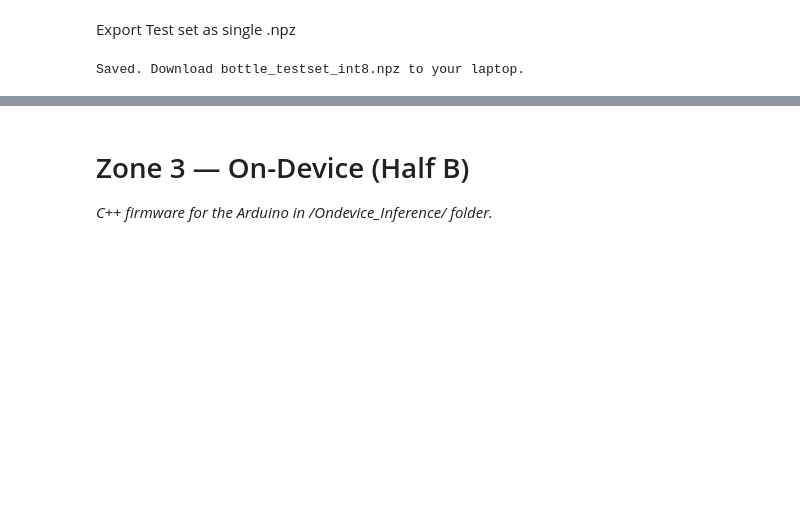
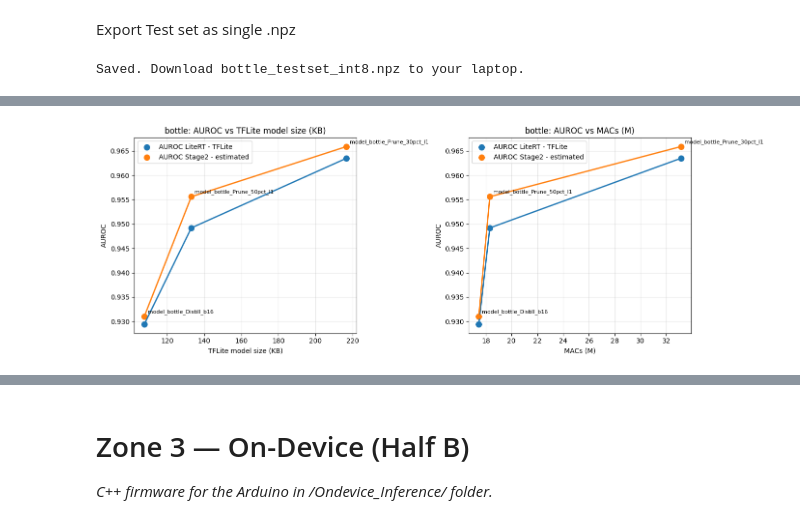
Before and after one commit to ilkabret/LowPowerES, a Jupyter notebook: Final_Project/Stage3_Deployment.ipynb, the cells around one changed output, grey strips where cells are left out. Saved outputs shown, nothing was run; the diff lists cells and outputs as text; code cells hidden in the pictures; blank space fills up the shorter version.

Commit message:
Added Pareto plots to Stage3 Notebook

```diff
--- a/Final_Project/Stage3_Deployment.ipynb
+++ b/Final_Project/Stage3_Deployment.ipynb
@@ -582,0 +592,97 @@ Saved hazelnut test set.
+# %%
+from pathlib import Path
+
+import matplotlib.pyplot as plt
+import pandas as pd
+
+
+def pareto_front(points):
+    pts = sorted(points, key=lambda p: p[0])  # sort by cost (ascending)
+    front = []
+    best = -float("inf")
+
+    for x, y, n in pts:
+        if y > best:
+            front.append((x, y, n))
+            best = y
+
+    return front
+
+
+# ------------------------------------------------------------------
+# Load results
+# ------------------------------------------------------------------
+df = pd.read_csv("/content/stage3_out/tflite_results.csv")
+
+# MACs in millions
+df["macs_M"] = df["macs"] / 1e6
+
+# Labels for the legend
+AUROC_LABELS = {
+    "auroc_litert": "AUROC LiteRT - TFLite",
+    "auroc_stage2": "AUROC Stage2 - estimated",
+}
+
+# ------------------------------------------------------------------
+# Plot one figure per category
+# ------------------------------------------------------------------
+for category, df_cat in df.groupby("category"):
+
+    fig, axes = plt.subplots(1, 2, figsize=(14, 5))
+
+    for ax, cost_col, xlabel in [
+        (axes[0], "tflite_kb", "TFLite model size (KB)"),
+        (axes[1], "macs_M", "MACs (M)"),
+    ]:
+
+        for auroc_col, color in [
+            ("auroc_litert", "tab:blue"),
+            ("auroc_stage2", "tab:orange"),
+        ]:
+
+            pts = [
+                (row[cost_col], row[auroc_col], row["name"])
+                for _, row in df_cat.iterrows()
+            ]
+
+            ax.scatter(
+                [p[0] for p in pts],
+                [p[1] for p in pts],
+                color=color,
+                s=70,
+                label=AUROC_LABELS[auroc_col],
+            )
+
+            # Annotate only once to avoid duplicate labels
+            if auroc_col == "auroc_stage2":
+                for x, y, name in pts:
+                    ax.annotate(
+                        name,
+                        (x, y),
+                        fontsize=8,
+                        xytext=(5, 5),
+                        textcoords="offset points",
+                    )
+
+            front = pareto_front(pts)
+
+            ax.plot(
+                [p[0] for p in front],
+                [p[1] for p in front],
+                color=color,
+                marker="o",
+                linewidth=2,
+                label="_nolegend_",  # Don't show Pareto fronts in legend
+            )
+
+        ax.set_xlabel(xlabel)
+        ax.set_ylabel("AUROC")
+        ax.set_title(f"{category}: AUROC vs {xlabel}")
+        ax.grid(alpha=0.3)
+        ax.legend()
+
+    plt.tight_layout()
+    plt.savefig(f"pareto_{category}.png", dpi=150, bbox_inches="tight")
+    plt.show()
+# %% [output]
+[figure, added]
```
Also changed, not shown: parts of 6 cells of this notebook, 1 other file.
